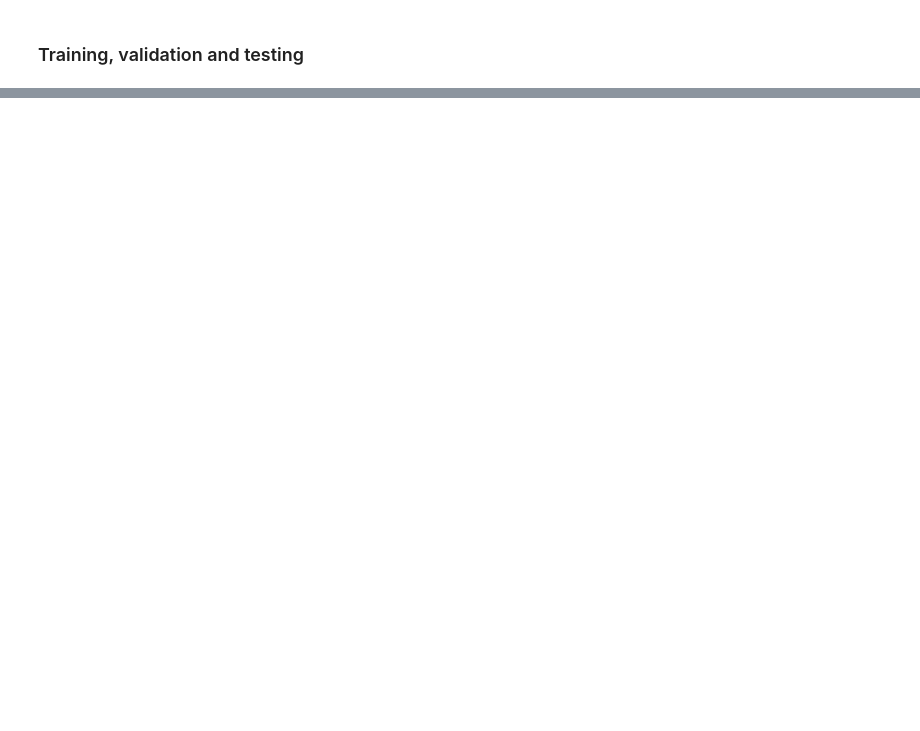
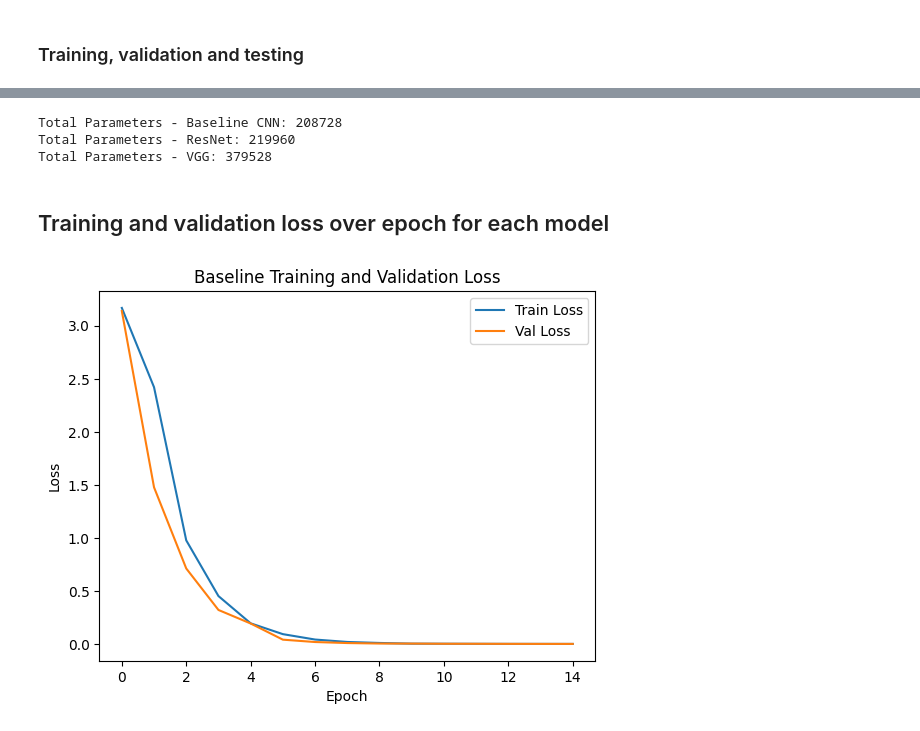
Before and after one commit to luv00012/CSCU9M6-Assignment, a Jupyter notebook: assignment.ipynb, the cells around one changed output, grey strips where cells are left out. Drawn from its saved outputs; the diff is of its cells as text; code cells hidden in the pictures; blank space fills up the shorter version.

```diff
--- a/assignment.ipynb
+++ b/assignment.ipynb
@@ -257,16 +259,21 @@ resnet_model = ResidualCNN()
 vgg_model = VGGNetwork()
 
 criterion = nn.CrossEntropyLoss()
-device = torch.device('cuda' if torch.cuda.is_available() else 'cpu')
+
+if torch_directml.is_available():
+    device = torch_directml.device()
+else:
+    device = torch.device('cpu')
+
 print(device)
 
 baseline_model.to(device)
 resnet_model.to(device)
 vgg_model.to(device)
 
-baseline_optimizer = optim.Adam(baseline_model.parameters(), lr)
-resnet_optimizer = optim.Adam(resnet_model.parameters(), lr)
-vgg_optimizer = optim.Adam(vgg_model.parameters(), lr)
+baseline_optimizer = optim.SGD(baseline_model.parameters(), lr=lr, momentum=0.9)
+resnet_optimizer = optim.SGD(resnet_model.parameters(), lr=lr, momentum=0.9)
+vgg_optimizer = optim.SGD(vgg_model.parameters(), lr=lr_vgg, momentum=0.9)
 
 train_loader = DataLoader(train_dataset, batch_size, shuffle=True)
 val_loader = DataLoader(val_dataset, batch_size, shuffle=False)
@@ -294,11 +301,13 @@ def validate_model(model, criterion, data_loader):
     return avg_loss, accuracy
 
 def train_model(model, optimizer, criterion, train_loader, val_loader, epochs):
+    start_time = time.time()
     training_metrics = {
-        'loss': [],
-        'accuracy': [],
-        'val_loss': [],
-        'val_accuracy': []
+        "loss": [],
+        "accuracy": [],
+        "val_loss": [],
+        "val_accuracy": [],
+        "training_time": []
     }
 
     for epoch in range(epochs):
@@ -336,6 +345,10 @@ def train_model(model, optimizer, criterion, train_loader, val_loader, epochs):
             f"val loss: {val_loss:.4f} - val accuracy: {val_acc:.4f}"
         )
 
+    end_time = time.time()
+    training_time = end_time - start_time
+    training_metrics['training_time'] = training_time
+    print(f"Training time: {end_time - start_time:.2f} seconds")
     return training_metrics
 
 print("Baseline CNN: ")
@@ -370,0 +399,25 @@ Epoch 10/10 train loss: 0.0140 - train accuracy: 0.9962 val loss: 0.0008 - val a
+# %%
+total_params_baseline = sum(p.numel() for p in baseline_model.parameters())
+print(f"Total Parameters - Baseline CNN: {total_params_baseline}")
+total_params_resnet = sum(p.numel() for p in resnet_model.parameters())
+print(f"Total Parameters - ResNet: {total_params_resnet}")
+total_params_vgg = sum(p.numel() for p in vgg_model.parameters())
+print(f"Total Parameters - VGG: {total_params_vgg}")
+# %% [output]
+Total Parameters - Baseline CNN: 208728
+Total Parameters - ResNet: 219960
+Total Parameters - VGG: 379528
+# %% [markdown]
+## Training and validation loss over epoch for each model
+# %%
+plt.plot(baseline_metrics['loss'], label='Baseline Train Loss')
+plt.plot(baseline_metrics['val_loss'], label='Baseline Val Loss')
+
+plt.title('Baseline Training and Validation Loss')
+plt.xlabel('Epoch')
+plt.ylabel('Loss')
+plt.legend(['Train Loss', 'Val Loss'])
+
+plt.show()
+# %% [output]
+[figure, added]
```
Also changed, not shown: parts of 25 cells of this notebook, 3 other files.
